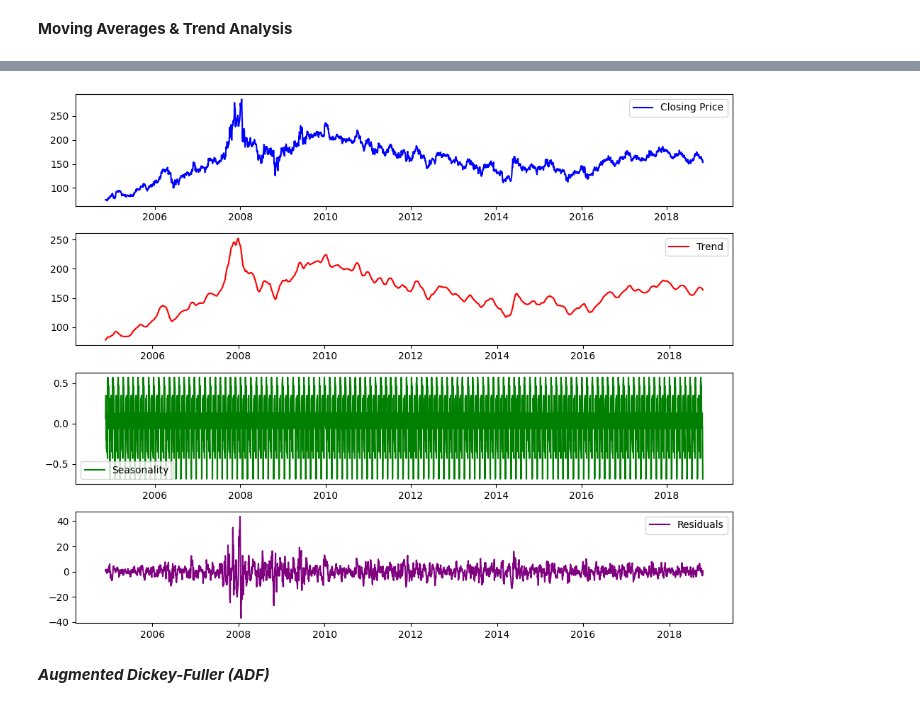
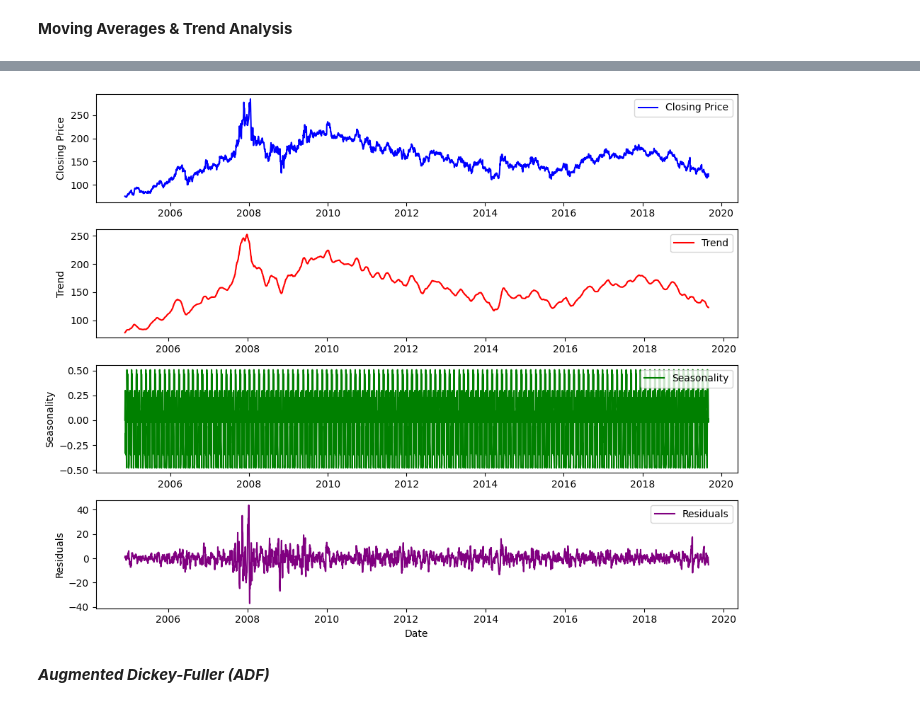
Before and after one commit to SATHEESH-D-M/Time-Series-Modelling, a Jupyter notebook: EDA/NTPC.ipynb, the cells around one changed output, grey strips where cells are left out. Saved outputs shown, nothing was run; the diff lists cells and outputs as text; code cells hidden in the pictures.

```diff
--- a/EDA/NTPC.ipynb
+++ b/EDA/NTPC.ipynb
@@ -14,7 +14,10 @@ import matplotlib.pyplot as plt
 from pandas.plotting import lag_plot
 from datetime import datetime
 # %%
-df = pd.read_csv(r"/content/drive/MyDrive/Colab Notebooks/Modeling Project/NTPC.csv")
+import os
+data_path = os.path.join("..", "Data", "raw_data/NTPC.csv")
+
+df = pd.read_csv(data_path)
 # Display the first 5 rows
 print(df.head())
 # %% [output]
@@ -156,11 +142,0 @@ plt.show()
-# %%
-df['50_MA'] = df['Close'].rolling(window=50).mean()
-plt.figure(figsize=(10,5))
-plt.plot(df.index, df['Close'], label="Closing Price", color='blue', alpha=0.6)
-plt.plot(df.index, df['50_MA'], label="50-Day MA (Trend)", color='red', linewidth=2)
-plt.xlabel("Date")
-plt.ylabel("Closing Price (USD)")
-plt.title(f"Closing Price")
-plt.legend()
-plt.grid()
-plt.show()
@@ -169,7 +143,7 @@ plt.show()
 # %% [markdown]
 **Train-Test Split**
 # %%
-train_size = int(len(df) * 0.85)  # 80% for training
+train_size = int(len(df) * 0.9)  # 80% for training
 train_df = df.iloc[:train_size]
 test_df = df.iloc[train_size:]
 # Print Train and Test Sizes
@@ -197,27 +155,34 @@ from statsmodels.tsa.seasonal import seasonal_decompose
 # %%
+from statsmodels.tsa.seasonal import seasonal_decompose
+
 decomp = seasonal_decompose(train_df['Close'], model='additive', period=30)  # Assume monthly seasonality
 plt.figure(figsize=(10, 8))
 
 plt.subplot(411)
 plt.plot(train_df.index, train_df['Close'], label="Closing Price", color='blue')
+plt.ylabel("Closing Price")
 plt.legend()
 
 plt.subplot(412)
 plt.plot(decomp.trend, label="Trend", color='red')
+plt.ylabel("Trend")
 plt.legend()
 
 plt.subplot(413)
 plt.plot(decomp.seasonal, label="Seasonality", color='green')
+plt.ylabel("Seasonality")
 plt.legend()
 
 plt.subplot(414)
 plt.plot(decomp.resid, label="Residuals", color='purple')
+plt.ylabel("Residuals")
+plt.xlabel("Date")
 plt.legend()
 
 plt.tight_layout()
 plt.show()
 # %% [output]
-[figure, old version]
+[figure, new version]
 # %% [markdown]
 ***Augmented Dickey-Fuller (ADF)***
 # %% [markdown]
```
Also changed, not shown: parts of 11 cells of this notebook.
